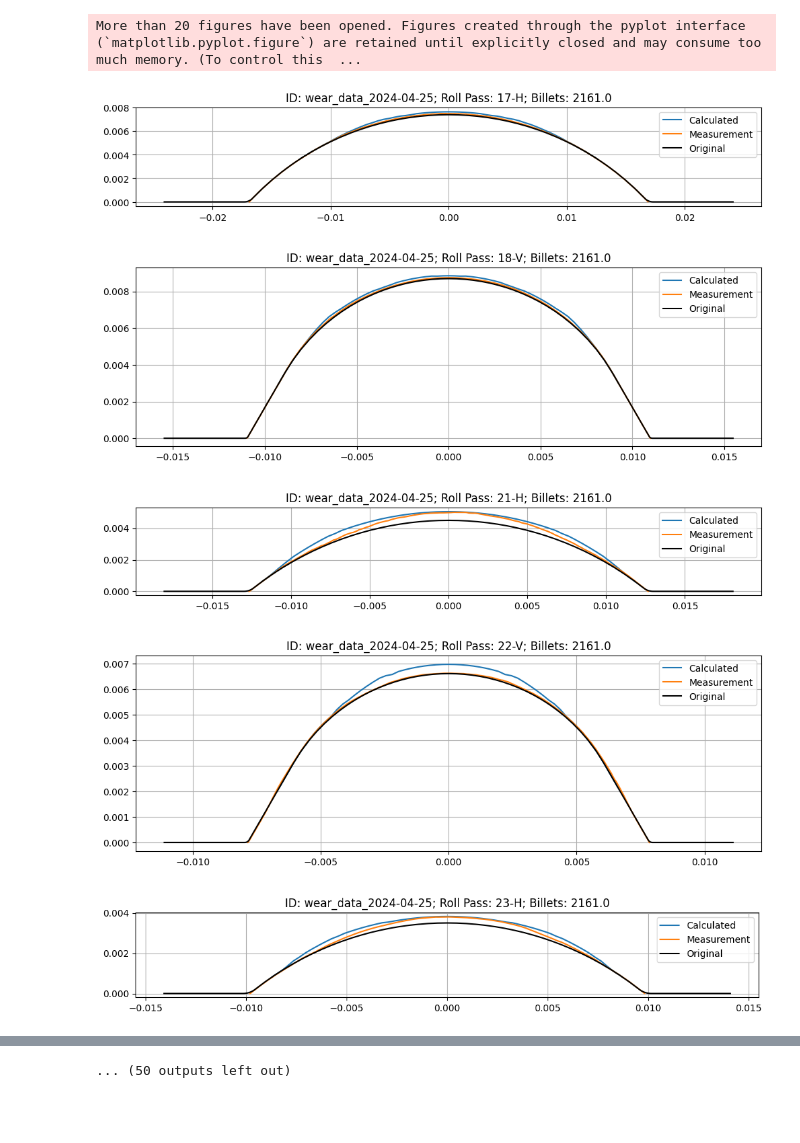
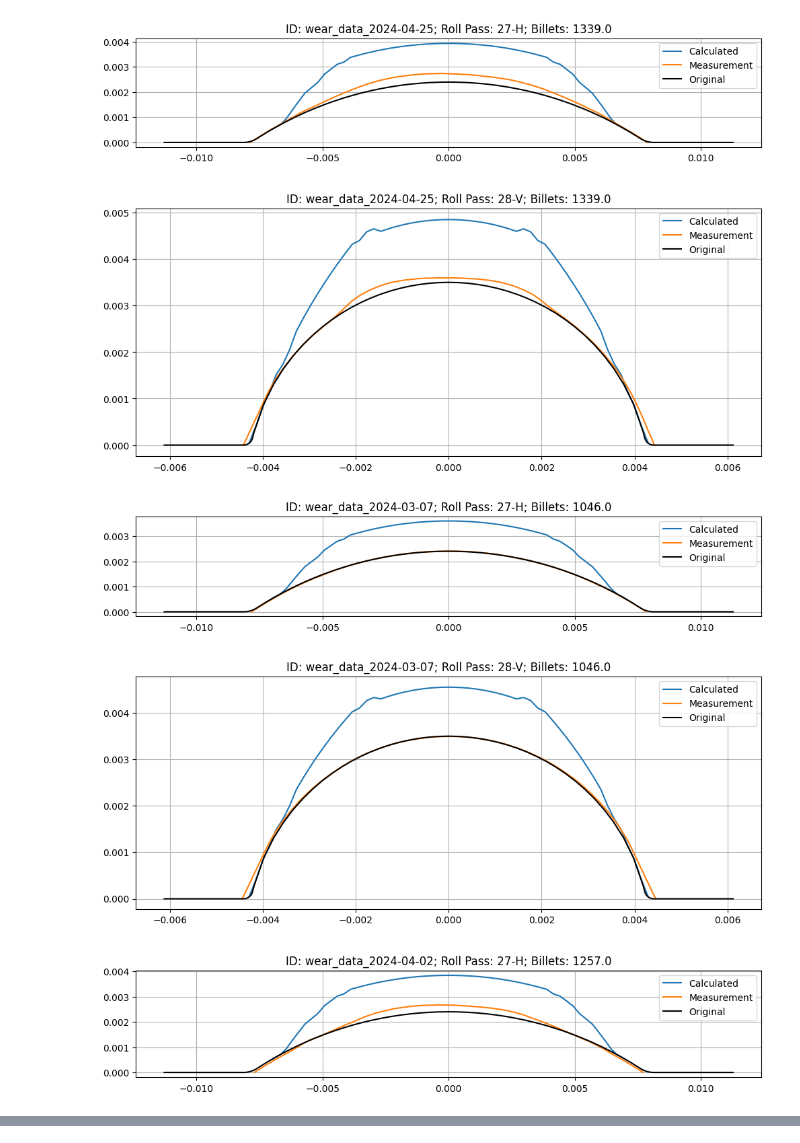
Before and after one commit to ChRen95/phd-thesis-fitting-wear-coefficient, a Jupyter notebook: coefficient_fitting.ipynb, the cells around one changed output, grey strips where cells are left out. Cells and saved outputs as stored; diff of their text form; code cells hidden in the pictures; blank space fills up the shorter version.

Commit message:
added more wear data

```diff
--- a/coefficient_fitting.ipynb
+++ b/coefficient_fitting.ipynb
@@ -33,6 +33,7 @@ in_profile.ring_temperatures = in_profile.ring_temperatures
 rolling_train_rpd1 = finishing_pass_design_1(ROLL_SURFACE_TEMPERATURE, DISK_ELEMENT_COUNT)
 rolling_train_rpd2 = finishing_pass_design_2(ROLL_SURFACE_TEMPERATURE, DISK_ELEMENT_COUNT)
 rolling_train_rpd3 = finishing_pass_design_3(ROLL_SURFACE_TEMPERATURE, DISK_ELEMENT_COUNT)
+rolling_train_rpd4 = finishing_pass_design_4(ROLL_SURFACE_TEMPERATURE, DISK_ELEMENT_COUNT)
 # %%
 rolling_train_rpd1.solve(in_profile)
 rolling_train_rpd2.solve(in_profile)
@@ -118,0 +225,8 @@ params_constant_cobyla.add('wear_coefficient', value=1e-5, min=1e-20, max=1e-1,
+# %%
+result_6_pass_block_cobyla = minimize(
+    solve_total_wear_depths_as_contour_line_6_pass_block,
+    params_6_pass_block_cobyla,
+    nan_policy='omit',
+    max_nfev=100,
+    method="cobyla"
+)
@@ -118,0 +251,8 @@ params_constant_cobyla.add('wear_coefficient', value=1e-5, min=1e-20, max=1e-1,
+# %%
+result_csb_block_cobyla = minimize(
+    solve_total_wear_depths_as_contour_line_csb_block,
+    params_csb_block_cobyla,
+    nan_policy='omit',
+    max_nfev=100,
+    method="cobyla"
+)
@@ -159,29 +291,54 @@ print(fit_report(result_constant_cobyla))
 # %%
+measured_wear_area = []
+calculated_wear_area = []
+
+measured_wear_area_4_pass = []
+calculated_wear_area_4_pass = []
+
+measured_wear_area_6_pass = []
+calculated_wear_area_6_pass = []
+
+measured_wear_area_csb = []
+calculated_wear_area_csb = []
+
 for entry in sequences:
     groove_label = entry["label"]
     sequence = entry["sequence"]
     roll_passes = sequence.roll_passes
     measurements = extract_wear_contours_from_measurement(groove_label)
     for measurement_id, labels, tonnages, measured_wear_contours in measurements:
-
         for roll_pass in roll_passes:
             for label, tonnage, measured_wear_contour in zip(labels, tonnages, measured_wear_contours):
                 if roll_pass.label == label:
+                    measured_wear_area.append(calculate_area_between_contours(roll_pass.roll.contour_line, measured_wear_contour))
                     calculated_wear_contour = calculate_wear_contour(roll_pass, result_constant_cobyla.params['wear_coefficient'].value, tonnage * 1000)
-                    number_of_billets = np.round(tonnage * 1000 / 2400)
-                    fig, ax = plt.subplots(figsize=(12, 8))
-                    ax.grid()
-                    title_string ="ID: " + measurement_id + "; Roll Pass: " + label + "; Billets: " + str(number_of_billets)
-                    ax.set_title(title_string)
-                    ax.set_aspect('equal')
-                    ax.plot(*calculated_wear_contour.xy, label="Calculated")
-                    ax.plot(*measured_wear_contour.xy, label="Measurement")
-                    ax.plot(*roll_pass.roll.contour_line.xy, label="Original", color='black')
-                    ax.legend()
+                    calculated_wear_area.append(calculate_area_between_contours(roll_pass.roll.contour_line, calculated_wear_contour))
+                    if roll_pass.label in ["17-H", "18-V"]:
+                        calculated_wear_contour = calculate_wear_contour(roll_pass, result_4_pass_block_cobyla.params['wear_coefficient'].value, tonnage * 1000)
+                        calculated_wear_area_4_pass.append(calculate_area_between_contours(roll_pass.roll.contour_line, calculated_wear_contour))
+                        measured_wear_area_4_pass.append(calculate_area_between_contours(roll_pass.roll.contour_line, measured_wear_contour))
+                    elif roll_pass.label in ["21-H", "22-V", "23-H", "24-V"]:
+                         calculated_wear_contour = calculate_wear_contour(roll_pass, result_6_pass_block_cobyla.params['wear_coefficient'].value, tonnage * 1000)
+                         calculated_wear_area_6_pass.append(calculate_area_between_contours(roll_pass.roll.contour_line, calculated_wear_contour))
+                         measured_wear_area_6_pass.append(calculate_area_between_contours(roll_pass.roll.contour_line, measured_wear_contour))
+                    elif roll_pass.label in ["27-H", "28-V"]:
+                         calculated_wear_contour = calculate_wear_contour(roll_pass, result_csb_block_cobyla.params['wear_coefficient'].value, tonnage * 1000)
+                         calculated_wear_area_csb.append(calculate_area_between_contours(roll_pass.roll.contour_line, calculated_wear_contour))
+                         measured_wear_area_csb.append(calculate_area_between_contours(roll_pass.roll.contour_line, measured_wear_contour))
+                         number_of_billets = np.round(tonnage * 1000 / 2400)
+                         fig, ax = plt.subplots(figsize=(12, 8))
+                         ax.grid()
+                         title_string = "ID: " + measurement_id + "; Roll Pass: " + label + "; Billets: " + str(
+                            number_of_billets)
+                         ax.set_title(title_string)
+                         ax.set_aspect('equal')
+                         ax.plot(*calculated_wear_contour.xy, label="Calculated")
+                         ax.plot(*measured_wear_contour.xy, label="Measurement")
+                         ax.plot(*roll_pass.roll.contour_line.xy, label="Original", color='black')
+                         ax.legend()
 # %% [output]
-More than 20 figures have been opened. Figures created through the pyplot interface (`matplotlib.pyplot.figure`) are retained until explicitly closed and may consume too much memory. (To control this  ...
-[figure, old version]
+[figure, new version]
-[figure, old version]
+[figure, new version]
-[figure, old version]
+[figure, new version]
-[figure, old version]
+[figure, new version]
-[figure, old version]
+[figure, new version]
@@ -194 +350,0 @@ More than 20 figures have been opened. Figures created through the pyplot interf
-... (50 outputs left out)
```
Also changed, not shown: parts of 16 cells of this notebook, 7 other files.
